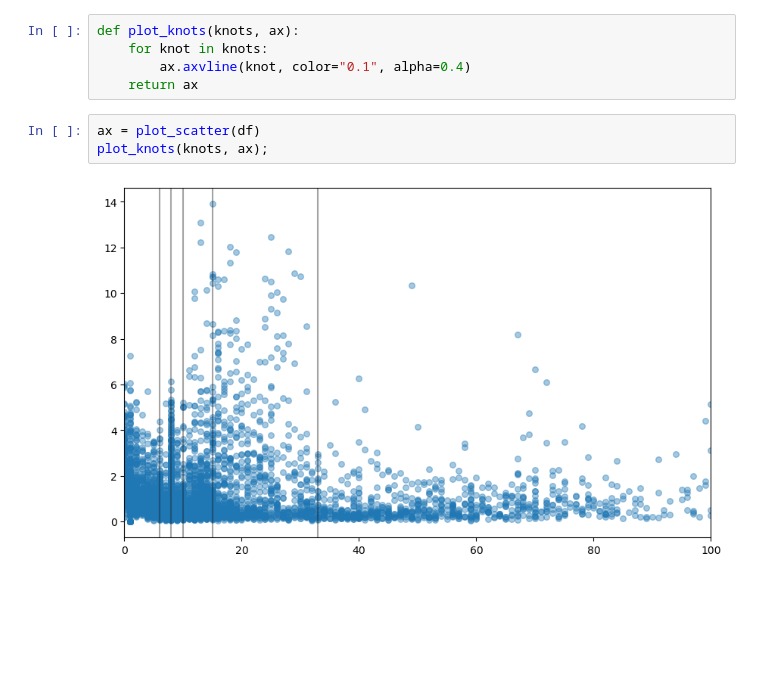
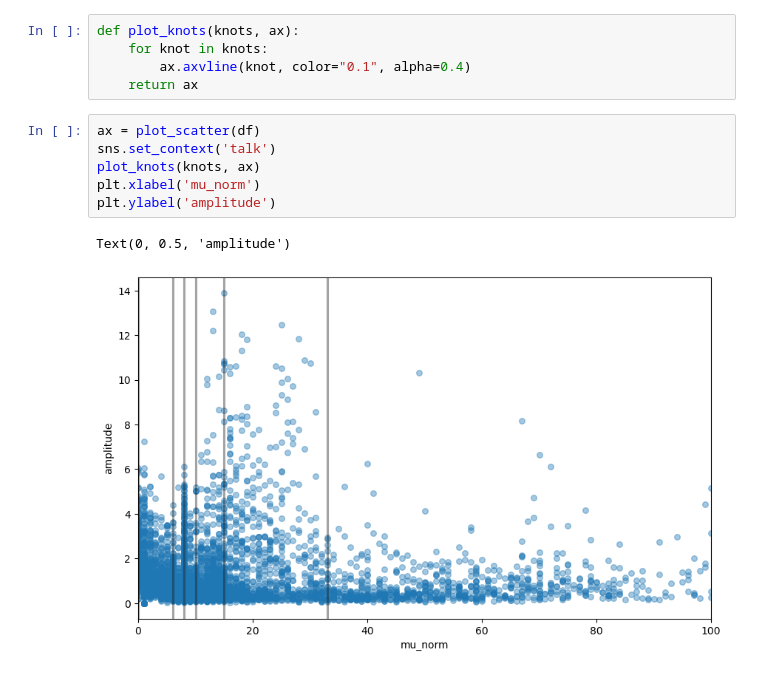
Before and after one commit to Gilles86/stress_risk, a Jupyter notebook: stress_risk/analyse_results/encoding_params_modeling.ipynb, the cells around one changed output. Drawn from its saved outputs; the diff is of its cells as text; blank space fills up the shorter version.

```diff
--- a/stress_risk/analyse_results/encoding_params_modeling.ipynb
+++ b/stress_risk/analyse_results/encoding_params_modeling.ipynb
@@ -69,6 +53,10 @@ def plot_knots(knots, ax):
     return ax
 # %%
 ax = plot_scatter(df)
-plot_knots(knots, ax);
+sns.set_context('talk')
+plot_knots(knots, ax)
+plt.xlabel('mu_norm')
+plt.ylabel('amplitude')
 # %% [output]
+Text(0, 0.5, 'amplitude')
-[figure, old version]
+[figure, new version]
```
Also changed, not shown: parts of 28 cells of this notebook, 11 other files.
